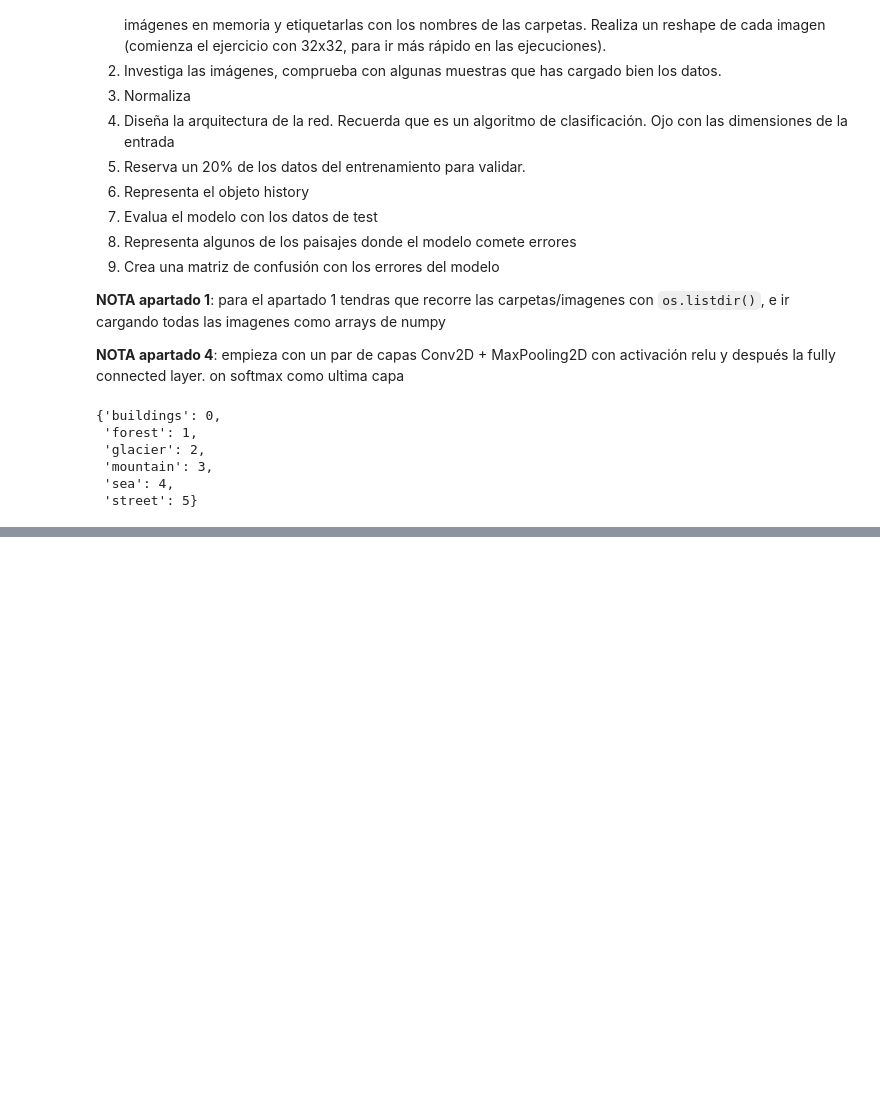
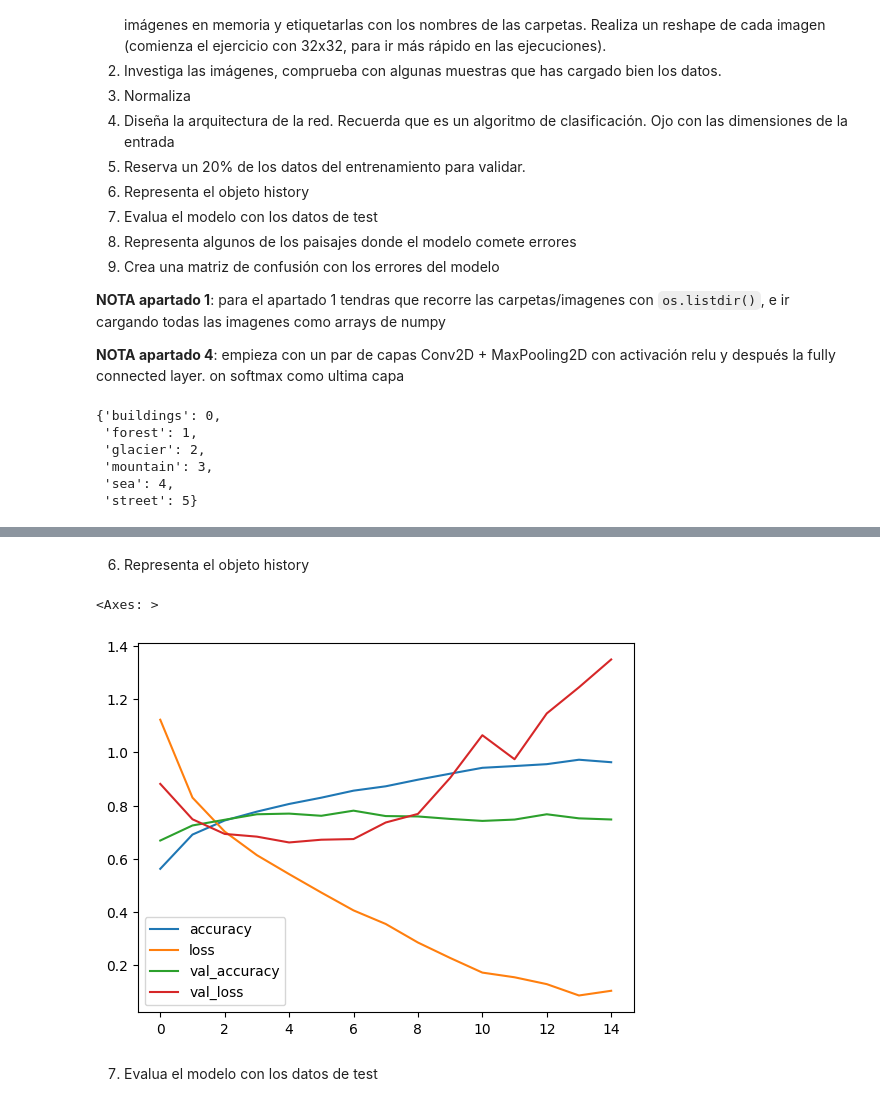
Before and after one commit to InigoLopez1999/2503_dsft_thebridge_inigolopez, a Jupyter notebook: 3-Machine_Learning/3-Deep_Learning/2-Redes_Convolucionales/ejercicios/Clasificador_paisajes.ipynb, the cells around one changed output, grey strips where cells are left out. Saved outputs shown, nothing was run; the diff lists cells and outputs as text; code cells hidden in the pictures; blank space fills up the shorter version.

```diff
--- a/3-Machine_Learning/3-Deep_Learning/2-Redes_Convolucionales/ejercicios/Clasificador_paisajes.ipynb
+++ b/3-Machine_Learning/3-Deep_Learning/2-Redes_Convolucionales/ejercicios/Clasificador_paisajes.ipynb
@@ -75,0 +107,32 @@ print(y_test.shape)
+# %%
+input_shape = (32, 32, 3)
+
+layers = [
+    keras.layers.Conv2D(64, (3,3), activation='relu', input_shape=input_shape),
+    keras.layers.MaxPooling2D(pool_size=(2,2)),
+
+    keras.layers.Conv2D(128, (3,3), activation='relu'),
+    keras.layers.MaxPooling2D(pool_size=(2,2)),
+
+    keras.layers.Flatten(),
+    keras.layers.Dense(128, activation='relu'),
+    keras.layers.Dense(64, activation='relu'),
+    keras.layers.Dense(6, activation='softmax')  # 6 clases
+]
+
+model = keras.Sequential(layers)
+# %%
+from keras.callbacks import EarlyStopping
+earlystop = EarlyStopping(patience=10)
+# %%
+model.compile(
+    optimizer='adam',
+    loss='sparse_categorical_crossentropy',
+    metrics=['accuracy']
+)
+# %%
+history = model.fit(X_train,
+         y_train,
+         epochs = 30,
+         callbacks = [earlystop],
+         validation_split = 0.2)
@@ -75,0 +157,9 @@ print(y_test.shape)
+# %% [markdown]
+6. Representa el objeto history
+# %%
+pd.DataFrame(history.history).plot()
+# %% [output]
+<Axes: >
+[figure, added]
+# %% [markdown]
+7. Evalua el modelo con los datos de test
```
Also changed, not shown: parts of 22 cells of this notebook.
